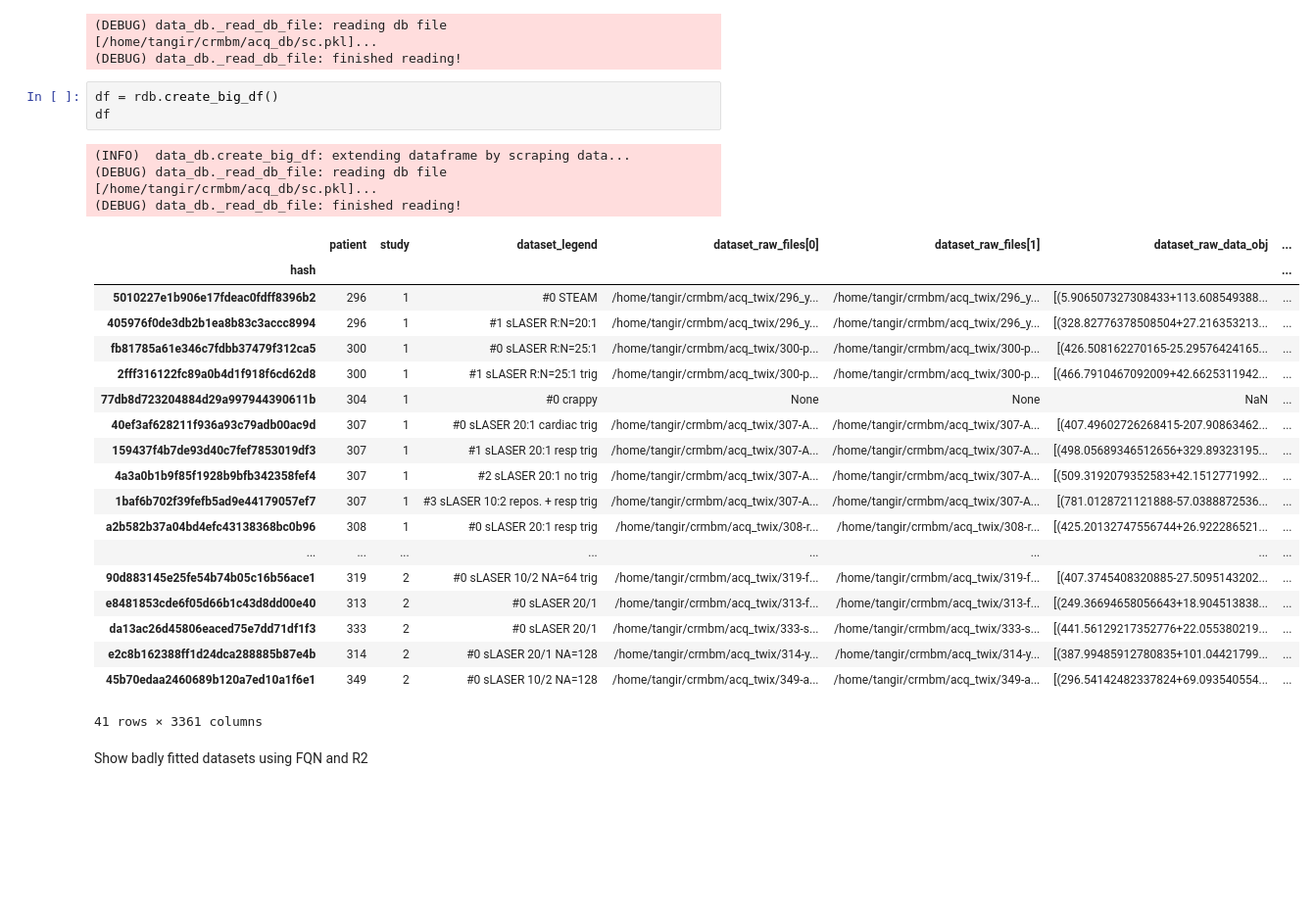
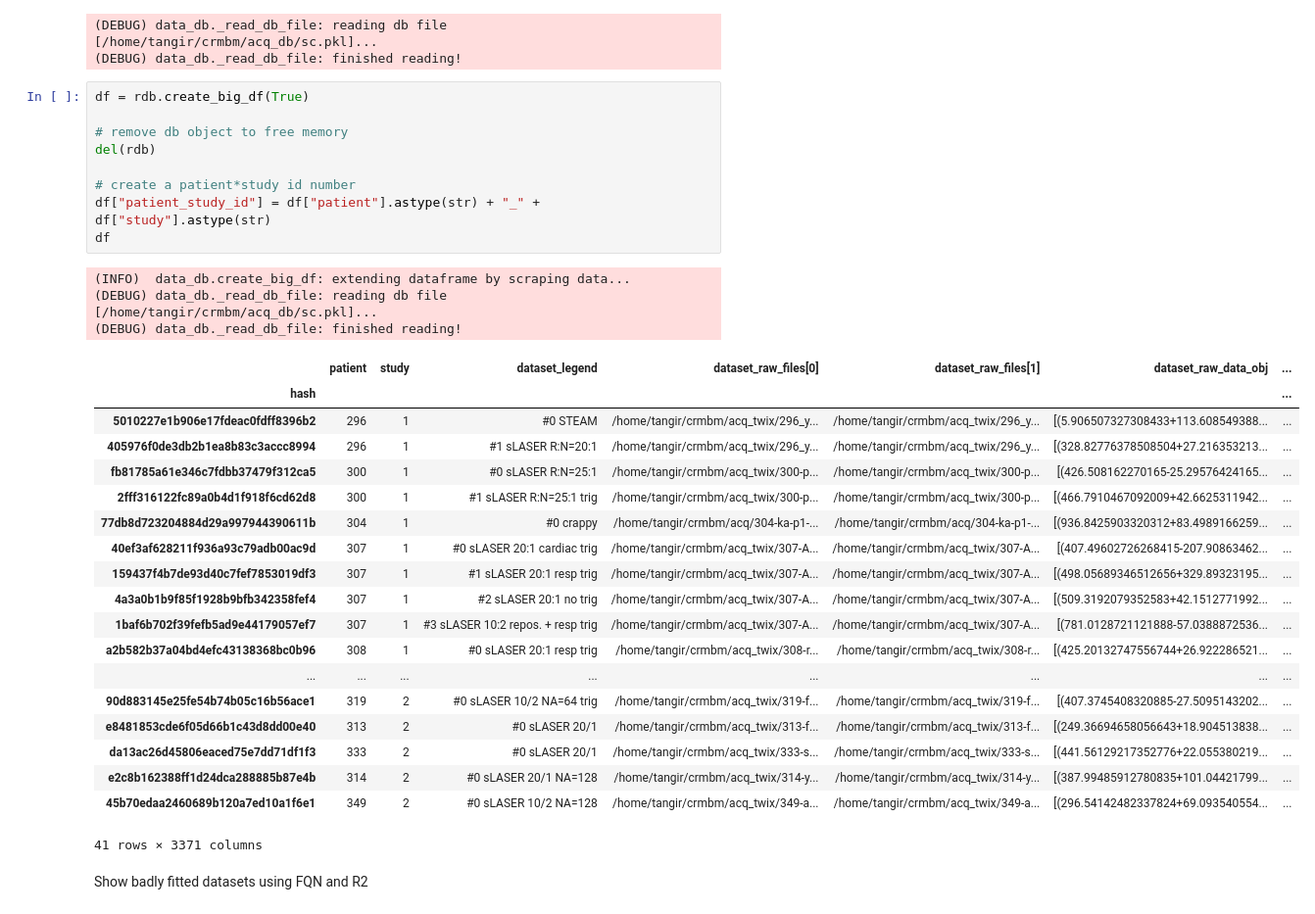
Before and after one commit to tngrssl/pastis, a Jupyter notebook: notebooks/stats.ipynb, the cells around one changed output. Shown at 98% size. Saved outputs shown, nothing was run; the diff lists cells and outputs as text; blank space fills up the shorter version.

```diff
--- a/notebooks/stats.ipynb
+++ b/notebooks/stats.ipynb
@@ -31,32 +32,38 @@ rdb = db.data_db("/home/tangir/crmbm/acq_db/sc.pkl")
 # %% [output]
 (DEBUG) data_db._read_db_file: reading db file [/home/tangir/crmbm/acq_db/sc.pkl]...
 (DEBUG) data_db._read_db_file: finished reading!
-# %%
-df = rdb.create_big_df()
-df
-# %% [output]
-(INFO)  data_db.create_big_df: extending dataframe by scraping data...
-(DEBUG) data_db._read_db_file: reading db file [/home/tangir/crmbm/acq_db/sc.pkl]...
-(DEBUG) data_db._read_db_file: finished reading!
-|  | patient | study | dataset_legend | dataset_raw_files[0] | dataset_raw_files[1] | dataset_raw_data_obj | ... |
-| hash |  |  |  |  |  |  | ... |
-| 5010227e1b906e17fdeac0fdff8396b2 | 296 | 1 | #0 STEAM | /home/tangir/crmbm/acq_twix/296_y... | /home/tangir/crmbm/acq_twix/296_y... | [(5.906507327308433+113.608549388... | ... |
-| 405976f0de3db2b1ea8b83c3accc8994 | 296 | 1 | #1 sLASER R:N=20:1 | /home/tangir/crmbm/acq_twix/296_y... | /home/tangir/crmbm/acq_twix/296_y... | [(328.82776378508504+27.216353213... | ... |
-| fb81785a61e346c7fdbb37479f312ca5 | 300 | 1 | #0 sLASER R:N=25:1 | /home/tangir/crmbm/acq_twix/300-p... | /home/tangir/crmbm/acq_twix/300-p... | [(426.508162270165-25.29576424165... | ... |
-| 2fff316122fc89a0b4d1f918f6cd62d8 | 300 | 1 | #1 sLASER R:N=25:1 trig | /home/tangir/crmbm/acq_twix/300-p... | /home/tangir/crmbm/acq_twix/300-p... | [(466.7910467092009+42.6625311942... | ... |
-| 77db8d723204884d29a997944390611b | 304 | 1 | #0 crappy | None | None | NaN | ... |
-| 40ef3af628211f936a93c79adb00ac9d | 307 | 1 | #0 sLASER 20:1 cardiac trig | /home/tangir/crmbm/acq_twix/307-A... | /home/tangir/crmbm/acq_twix/307-A... | [(407.49602726268415-207.90863462... | ... |
-| 159437f4b7de93d40c7fef7853019df3 | 307 | 1 | #1 sLASER 20:1 resp trig | /home/tangir/crmbm/acq_twix/307-A... | /home/tangir/crmbm/acq_twix/307-A... | [(498.05689346512656+329.89323195... | ... |
-| 4a3a0b1b9f85f1928b9bfb342358fef4 | 307 | 1 | #2 sLASER 20:1 no trig | /home/tangir/crmbm/acq_twix/307-A... | /home/tangir/crmbm/acq_twix/307-A... | [(509.3192079352583+42.1512771992... | ... |
-| 1baf6b702f39fefb5ad9e44179057ef7 | 307 | 1 | #3 sLASER 10:2 repos. + resp trig | /home/tangir/crmbm/acq_twix/307-A... | /home/tangir/crmbm/acq_twix/307-A... | [(781.0128721121888-57.0388872536... | ... |
-| a2b582b37a04bd4efc43138368bc0b96 | 308 | 1 | #0 sLASER 20:1 resp trig | /home/tangir/crmbm/acq_twix/308-r... | /home/tangir/crmbm/acq_twix/308-r... | [(425.20132747556744+26.922286521... | ... |
-| ... | ... | ... | ... | ... | ... | ... | ... |
-| 90d883145e25fe54b74b05c16b56ace1 | 319 | 2 | #0 sLASER 10/2 NA=64 trig | /home/tangir/crmbm/acq_twix/319-f... | /home/tangir/crmbm/acq_twix/319-f... | [(407.3745408320885-27.5095143202... | ... |
-| e8481853cde6f05d66b1c43d8dd00e40 | 313 | 2 | #0 sLASER 20/1 | /home/tangir/crmbm/acq_twix/313-f... | /home/tangir/crmbm/acq_twix/313-f... | [(249.36694658056643+18.904513838... | ... |
-| da13ac26d45806eaced75e7dd71df1f3 | 333 | 2 | #0 sLASER 20/1 | /home/tangir/crmbm/acq_twix/333-s... | /home/tangir/crmbm/acq_twix/333-s... | [(441.56129217352776+22.055380219... | ... |
-| e2c8b162388ff1d24dca288885b87e4b | 314 | 2 | #0 sLASER 20/1 NA=128 | /home/tangir/crmbm/acq_twix/314-y... | /home/tangir/crmbm/acq_twix/314-y... | [(387.99485912780835+101.04421799... | ... |
-| 45b70edaa2460689b120a7ed10a1f6e1 | 349 | 2 | #0 sLASER 10/2 NA=128 | /home/tangir/crmbm/acq_twix/349-a... | /home/tangir/crmbm/acq_twix/349-a... | [(296.54142482337824+69.093540554... | ... |
-41 rows × 3361 columns
+# %%
+df = rdb.create_big_df(True)
+
+# remove db object to free memory
+del(rdb)
+
+# create a patient*study id number
+df["patient_study_id"] = df["patient"].astype(str) + "_" + df["study"].astype(str)
+df
+# %% [output]
+(INFO)  data_db.create_big_df: extending dataframe by scraping data...
+(DEBUG) data_db._read_db_file: reading db file [/home/tangir/crmbm/acq_db/sc.pkl]...
+(DEBUG) data_db._read_db_file: finished reading!
+|  | patient | study | dataset_legend | dataset_raw_files[0] | dataset_raw_files[1] | dataset_raw_data_obj | ... |
+| hash |  |  |  |  |  |  | ... |
+| 5010227e1b906e17fdeac0fdff8396b2 | 296 | 1 | #0 STEAM | /home/tangir/crmbm/acq_twix/296_y... | /home/tangir/crmbm/acq_twix/296_y... | [(5.906507327308433+113.608549388... | ... |
+| 405976f0de3db2b1ea8b83c3accc8994 | 296 | 1 | #1 sLASER R:N=20:1 | /home/tangir/crmbm/acq_twix/296_y... | /home/tangir/crmbm/acq_twix/296_y... | [(328.82776378508504+27.216353213... | ... |
+| fb81785a61e346c7fdbb37479f312ca5 | 300 | 1 | #0 sLASER R:N=25:1 | /home/tangir/crmbm/acq_twix/300-p... | /home/tangir/crmbm/acq_twix/300-p... | [(426.508162270165-25.29576424165... | ... |
+| 2fff316122fc89a0b4d1f918f6cd62d8 | 300 | 1 | #1 sLASER R:N=25:1 trig | /home/tangir/crmbm/acq_twix/300-p... | /home/tangir/crmbm/acq_twix/300-p... | [(466.7910467092009+42.6625311942... | ... |
+| 77db8d723204884d29a997944390611b | 304 | 1 | #0 crappy | /home/tangir/crmbm/acq/304-ka-p1-... | /home/tangir/crmbm/acq/304-ka-p1-... | [(936.8425903320312+83.4989166259... | ... |
+| 40ef3af628211f936a93c79adb00ac9d | 307 | 1 | #0 sLASER 20:1 cardiac trig | /home/tangir/crmbm/acq_twix/307-A... | /home/tangir/crmbm/acq_twix/307-A... | [(407.49602726268415-207.90863462... | ... |
+| 159437f4b7de93d40c7fef7853019df3 | 307 | 1 | #1 sLASER 20:1 resp trig | /home/tangir/crmbm/acq_twix/307-A... | /home/tangir/crmbm/acq_twix/307-A... | [(498.05689346512656+329.89323195... | ... |
+| 4a3a0b1b9f85f1928b9bfb342358fef4 | 307 | 1 | #2 sLASER 20:1 no trig | /home/tangir/crmbm/acq_twix/307-A... | /home/tangir/crmbm/acq_twix/307-A... | [(509.3192079352583+42.1512771992... | ... |
+| 1baf6b702f39fefb5ad9e44179057ef7 | 307 | 1 | #3 sLASER 10:2 repos. + resp trig | /home/tangir/crmbm/acq_twix/307-A... | /home/tangir/crmbm/acq_twix/307-A... | [(781.0128721121888-57.0388872536... | ... |
+| a2b582b37a04bd4efc43138368bc0b96 | 308 | 1 | #0 sLASER 20:1 resp trig | /home/tangir/crmbm/acq_twix/308-r... | /home/tangir/crmbm/acq_twix/308-r... | [(425.20132747556744+26.922286521... | ... |
+| ... | ... | ... | ... | ... | ... | ... | ... |
+| 90d883145e25fe54b74b05c16b56ace1 | 319 | 2 | #0 sLASER 10/2 NA=64 trig | /home/tangir/crmbm/acq_twix/319-f... | /home/tangir/crmbm/acq_twix/319-f... | [(407.3745408320885-27.5095143202... | ... |
+| e8481853cde6f05d66b1c43d8dd00e40 | 313 | 2 | #0 sLASER 20/1 | /home/tangir/crmbm/acq_twix/313-f... | /home/tangir/crmbm/acq_twix/313-f... | [(249.36694658056643+18.904513838... | ... |
+| da13ac26d45806eaced75e7dd71df1f3 | 333 | 2 | #0 sLASER 20/1 | /home/tangir/crmbm/acq_twix/333-s... | /home/tangir/crmbm/acq_twix/333-s... | [(441.56129217352776+22.055380219... | ... |
+| e2c8b162388ff1d24dca288885b87e4b | 314 | 2 | #0 sLASER 20/1 NA=128 | /home/tangir/crmbm/acq_twix/314-y... | /home/tangir/crmbm/acq_twix/314-y... | [(387.99485912780835+101.04421799... | ... |
+| 45b70edaa2460689b120a7ed10a1f6e1 | 349 | 2 | #0 sLASER 10/2 NA=128 | /home/tangir/crmbm/acq_twix/349-a... | /home/tangir/crmbm/acq_twix/349-a... | [(296.54142482337824+69.093540554... | ... |
+41 rows × 3371 columns
 # %% [markdown]
 Show badly fitted datasets using FQN and R2
 # %%
```
Also changed, not shown: parts of 20 cells of this notebook, 19 other files.
